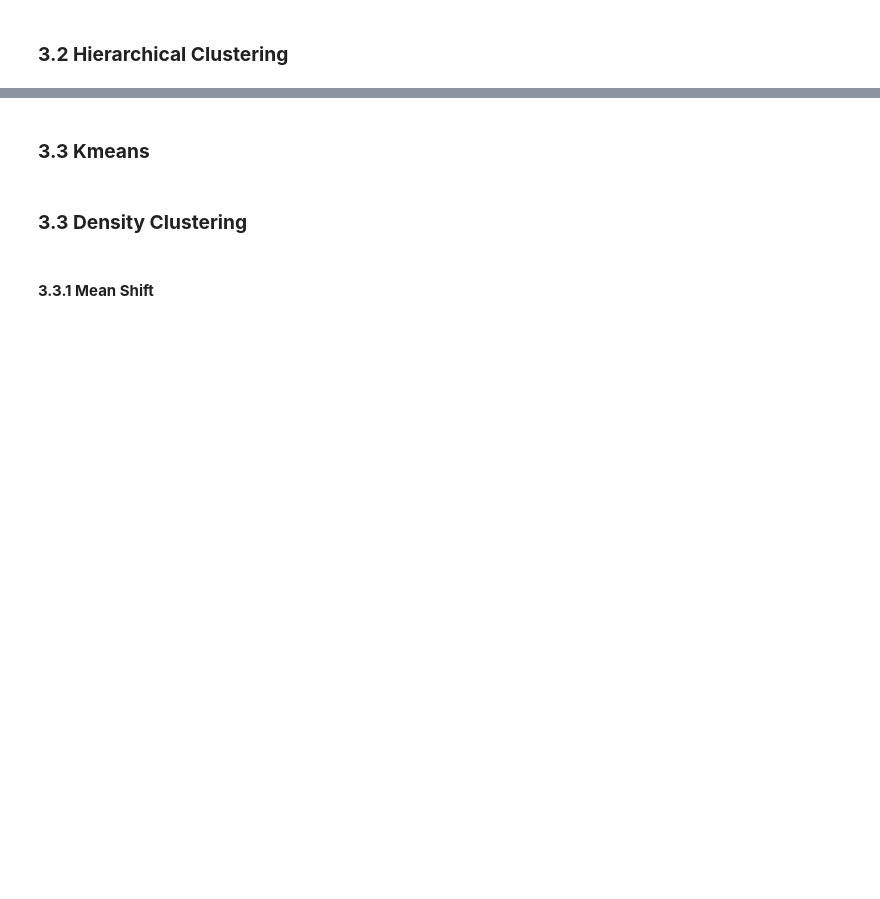
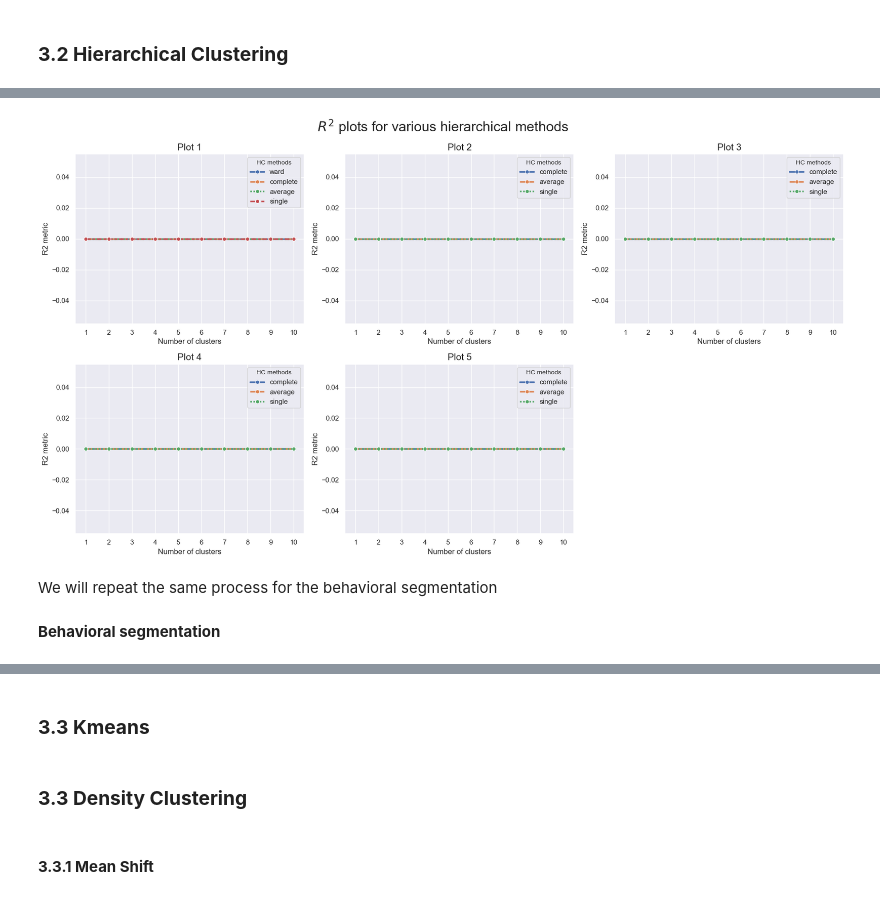
Before and after one commit to barbara-sousa-franco/Data-Mining-Project, a Jupyter notebook: Group24_Clustering_Code.ipynb, the cells around one changed output, grey strips where cells are left out. Drawn from its saved outputs; the diff is of its cells as text; code cells hidden in the pictures; blank space fills up the shorter version.

```diff
--- a/Group24_Clustering_Code.ipynb
+++ b/Group24_Clustering_Code.ipynb
@@ -921,5 +894,5 @@ corr_pairs(df_clustering.corr(), 0.75)
 # %%
-df_clustering = df_clustering.copy().drop(['TotalFlights', 'Months_In_Program', 'Income'], axis=1)
+df_all = df_all.copy().drop(['TotalFlights', 'Months_In_Program', 'Income'], axis=1)
 # %% [markdown]
 income não tem correlações
 total flights e total months, fazer análise de pares de variaveis para justificar
@@ -940,0 +1104,6 @@ Com cancelled: os algoritmos podem conseguir identificar os clientes em risco ma
+# %%
+r2_hc_eucl = get_r2_hc_link(df_all[value_segmentation], ['ward', 'complete', 'average', 'single'], 10, distance="euclidean")
+r2_hc_l1 = get_r2_hc_link(df_all[value_segmentation], ['complete', 'average', 'single'], 10, distance="l1")
+r2_hc_l2 = get_r2_hc_link(df_all[value_segmentation], ['complete', 'average', 'single'], 10, distance="l2")
+r2_hc_manh = get_r2_hc_link(df_all[value_segmentation], ['complete', 'average', 'single'], 10, distance="manhattan")
+r2_hc_cosine = get_r2_hc_link(df_all[value_segmentation], ['complete', 'average', 'single'], 10, distance="cosine")
@@ -940,0 +1124,7 @@ Com cancelled: os algoritmos podem conseguir identificar os clientes em risco ma
+# %%
+datasets = [r2_hc_eucl, r2_hc_l1, r2_hc_l2, r2_hc_manh, r2_hc_cosine]
+
+# we will visualize the r2 for the different methods and distances, so that we can choose the best one
+plot_r2_hc_methods(datasets)
+# %% [output]
+[figure, added]
@@ -940,0 +1137,4 @@ Com cancelled: os algoritmos podem conseguir identificar os clientes em risco ma
+# %% [markdown]
+We will repeat the same process for the behavioral segmentation
+# %% [markdown]
+**Behavioral segmentation**
```
Also changed, not shown: parts of 53 cells of this notebook.
